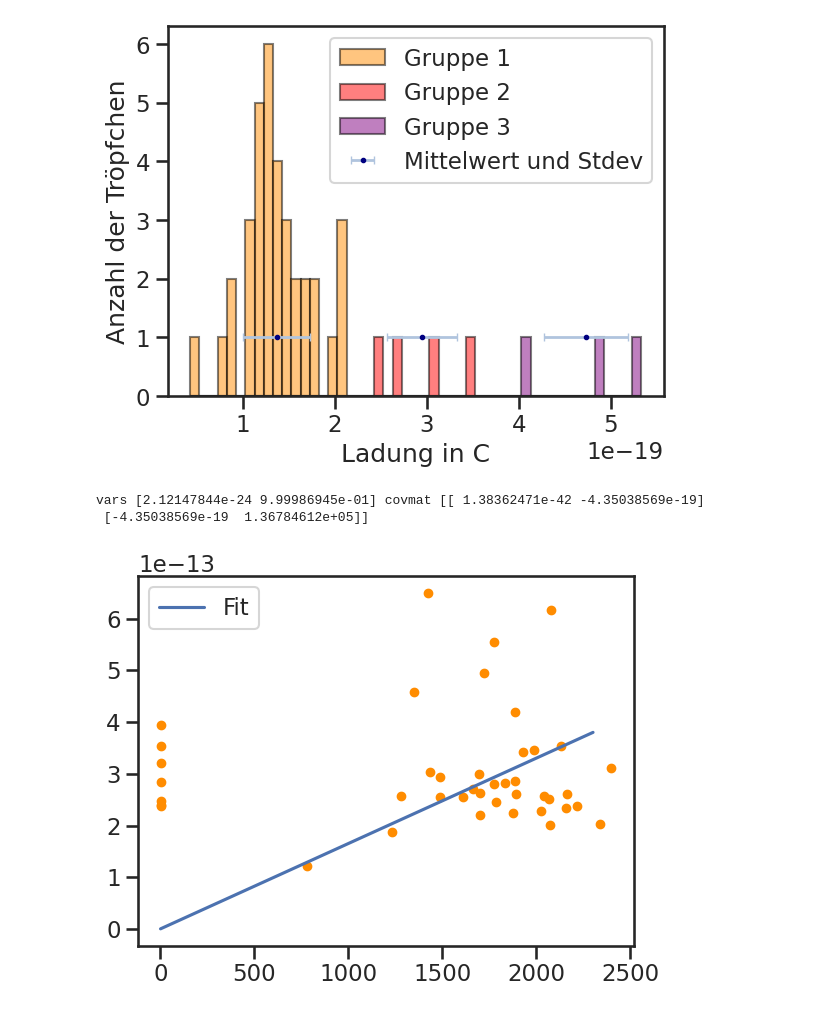
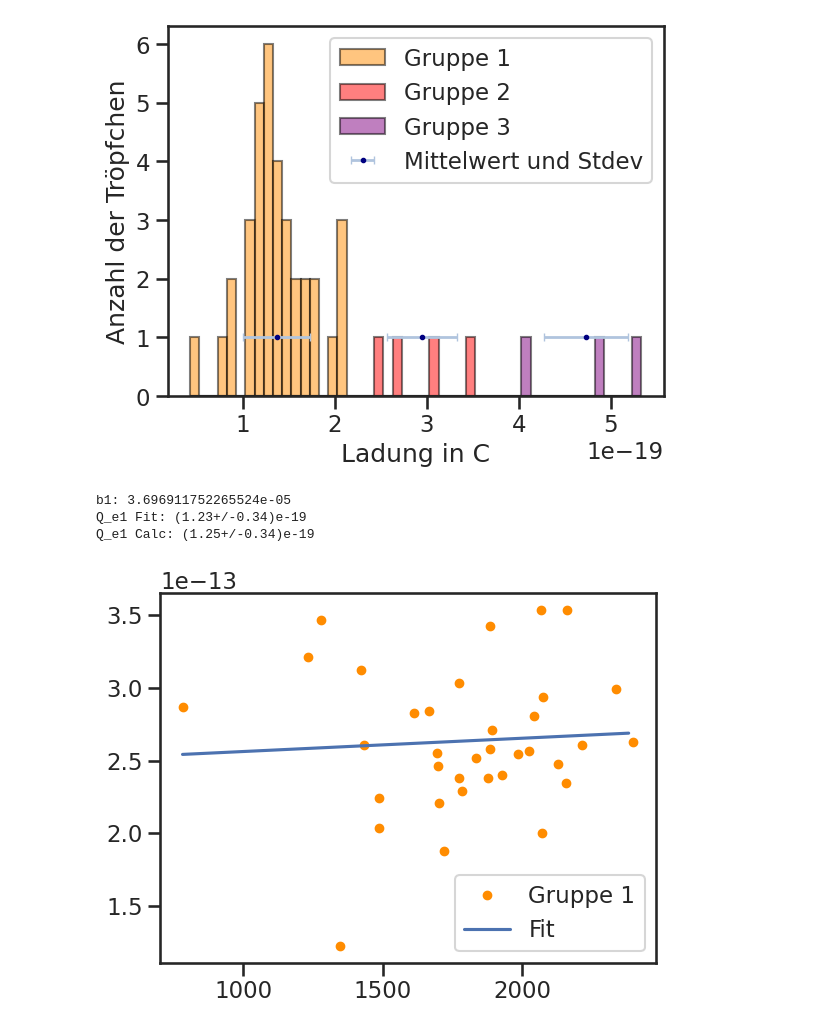
Before and after one commit to KemalOenen/Grundpraktikum2_Gruppe1_SS23, a Jupyter notebook: Versuch8/Milikan.ipynb, the cells around one changed output. Drawn from its saved outputs; the diff is of its cells as text; code cells hidden in the pictures.

Commit message:
finished basic analysis, missing: axis labels etc.

```diff
--- a/Versuch8/Milikan.ipynb
+++ b/Versuch8/Milikan.ipynb
@@ -227,26 +227,36 @@ plt.show()
 avg/std: (1.4+/-0.4)e-19 (2.9+/-0.4)e-19 (4.7+/-0.5)e-19
 [figure]
 # %%
-##find correction
+##find correction for e1
 #find b and y0
-def linfunc(x,y0,b):
-    return np.sign(y0) * (np.abs(y0)) ** (2 / 3) * (1+b*x)
+def linfunc(x,a,b):
+    return a * (1+b*x) # a = y0**(2/3)
+p = 1016 #pressure of lab
 
-Q_f = Q_**(2/3)
-p = 1000 #atmosphere is 1000 mbar
-x = np.ones(len(r))
-r = r[e1_ind]
-for i in range(len(r)):
-    x[i] = (r[i].n*1000)**(-1)
-vars, covmat = sp.optimize.curve_fit(linfunc,x, Q_f,)
-print('vars', vars, 'covmat', covmat)
-plt.plot(x,Q_f,'o', ms = 6, color = 'darkorange')
-a = np.arange(min(x), max(x), 100)
+Q_f = Q_e1**(2/3)
+r_e1 = r[e1_ind]
+x_e1 = np.ones(len(r_e1))
+for i in range(len(r_e1)):
+    x_e1[i] = (r_e1[i].n*1000)**(-1)
+vars, covmat = sp.optimize.curve_fit(linfunc,x_e1, Q_f,)
+Q_e1fit = ufloat(vars[0], np.sqrt(covmat[0][0]))**(3/2)
+print('b1:', vars[1])
+print('Q_e1 Fit:', Q_e1fit)
+#corrected Q1
+b = vars[1]
+re1 = np.average(r_e1)
+x_e1avg = (re1*p)**(-1)
+K = 1/((1+b*x_e1avg)**(3/2))
+q1_k = q_e1*K
+print('Q_e1 Calc:', q1_k)
+plt.plot(x_e1,Q_f,'o', ms = 6, color = 'darkorange', label = 'Gruppe 1')
+a = np.arange(min(x_e1), max(x_e1), 100)
 plt.plot(a, linfunc(a,vars[0], vars[1]), label = 'Fit')
 plt.legend()
 plt.show()
 # %% [output]
-vars [2.12147844e-24 9.99986945e-01] covmat [[ 1.38362471e-42 -4.35038569e-19]
- [-4.35038569e-19  1.36784612e+05]]
+b1: 3.696911752265524e-05
+Q_e1 Fit: (1.23+/-0.34)e-19
+Q_e1 Calc: (1.25+/-0.34)e-19
-[figure, old version]
+[figure, new version]
 # %%
```
Also changed, not shown: parts of 7 cells of this notebook.
